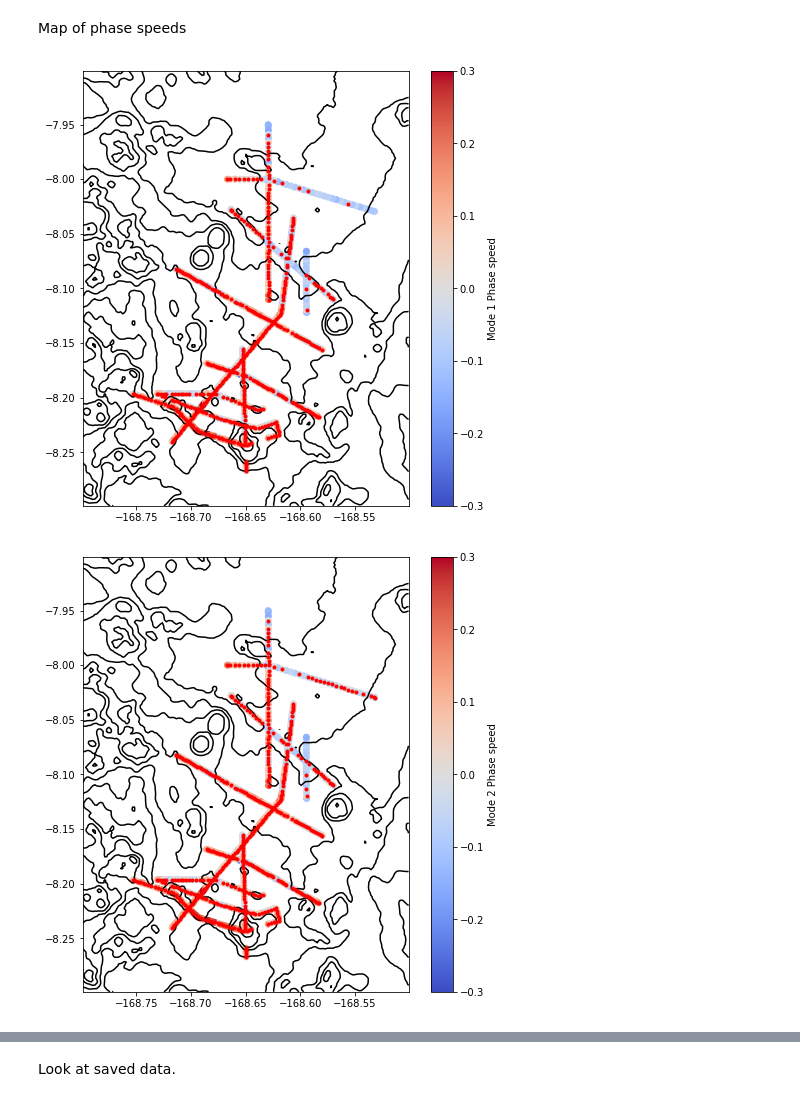
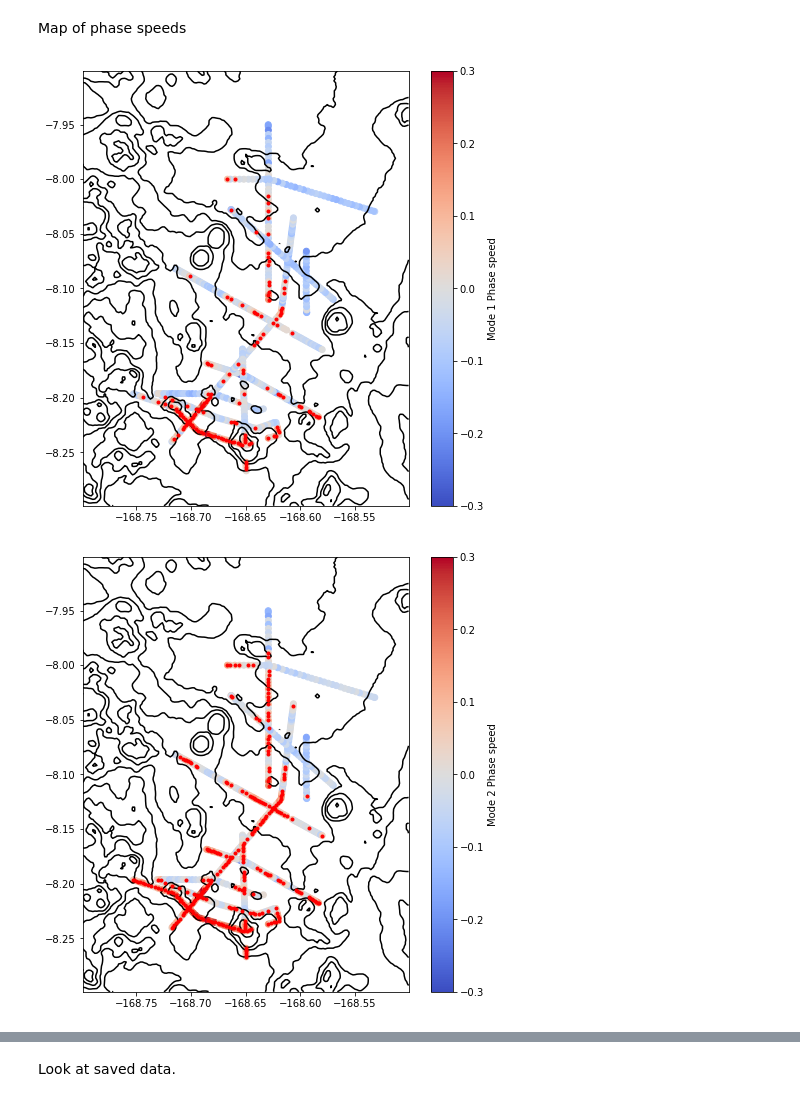
Before and after one commit to jessecusack/SP_taylor_goldstein, a Jupyter notebook: analysis/low_mode_criticality.ipynb, the cells around one changed output, grey strips where cells are left out. Drawn from its saved outputs; the diff is of its cells as text; code cells hidden in the pictures.

```diff
--- a/analysis/low_mode_criticality.ipynb
+++ b/analysis/low_mode_criticality.ipynb
@@ -61,29 +61,31 @@ ax.legend()
 # %% [markdown]
 Map of phase speeds
 # %%
+cp0 = 0.02
+
 fig, ax = plt.subplots(figsize=(8, 8))
 ax.set_aspect("equal")
 ax.contour(bathyP5.lon, bathyP5.lat, bathyP5.z, colors="k")
 CS = ax.scatter(ds.lon, ds.lat, c=cp_us[:, 0], vmin=-0.3, vmax=0.3, cmap="coolwarm")
-ax.plot(ds.lon[cp_us[:, 0] > -0.05], ds.lat[cp_us[:, 0] > -0.05], 'r.')
+ax.plot(ds.lon[cp_us[:, 0] > cp0], ds.lat[cp_us[:, 0] > cp0], 'r.')
 cb = plt.colorbar(CS)
 cb.set_label("Mode 1 Phase speed")
 
 fig, ax = plt.subplots(figsize=(8, 8))
 ax.set_aspect("equal")
 ax.contour(bathyP5.lon, bathyP5.lat, bathyP5.z, colors="k")
 CS = ax.scatter(ds.lon, ds.lat, c=cp_us[:, 1], vmin=-0.3, vmax=0.3, cmap="coolwarm")
-ax.plot(ds.lon[cp_us[:, 1] > -0.05], ds.lat[cp_us[:, 1] > -0.05], 'r.')
+ax.plot(ds.lon[cp_us[:, 1] > cp0], ds.lat[cp_us[:, 1] > cp0], 'r.')
 cb = plt.colorbar(CS)
 cb.set_label("Mode 2 Phase speed")
 
 fig, ax = plt.subplots(figsize=(8, 8))
 ax.set_aspect("equal")
 ax.contour(bathyP5.lon, bathyP5.lat, bathyP5.z, colors="k")
 CS = ax.scatter(ds.lon, ds.lat, c=cp_us[:, 2], vmin=-0.3, vmax=0.3, cmap="coolwarm")
-ax.plot(ds.lon[cp_us[:, 2] > -0.05], ds.lat[cp_us[:, 2] > -0.05], 'r.')
+ax.plot(ds.lon[cp_us[:, 2] > cp0], ds.lat[cp_us[:, 2] > cp0], 'r.')
 cb = plt.colorbar(CS)
 cb.set_label("Mode 3 Phase speed")
 # %% [output]
-[figure, old version]
+[figure, new version]
-[figure, old version]
+[figure, new version]
```
Also changed, not shown: parts of 2 cells of this notebook, 6 other files.
